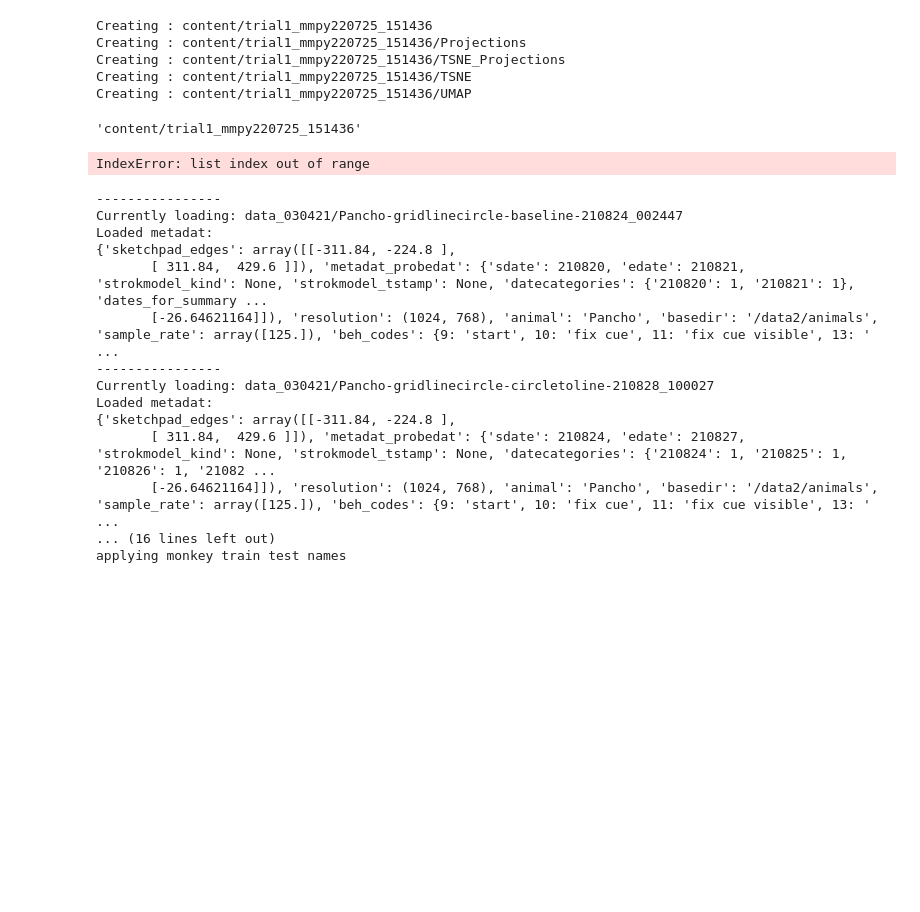
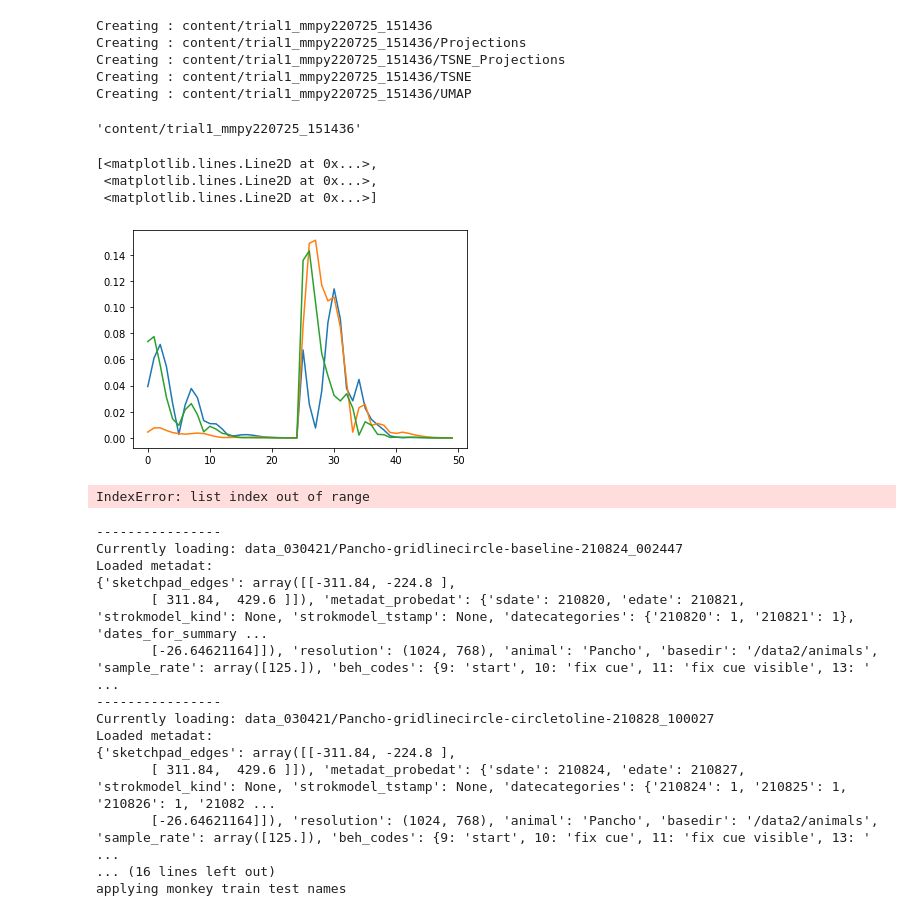
Before and after one commit to AlejandraUrquieta/MonkeyTestRepo, a Jupyter notebook: Updated Notebook.ipynb, the cells around one changed output. Drawn from its saved outputs; the diff is of its cells as text; code cells hidden in the pictures; blank space fills up the shorter version.

```diff
--- a/Updated Notebook.ipynb
+++ b/Updated Notebook.ipynb
@@ -131,13 +131,13 @@ parameters.training_numPoints = 5   #% Number of points in mini-trainings.
 # %%%%% NO NEED TO CHANGE THESE UNLESS MEMORY ERRORS OCCUR %%%%%%%%%%
 
 #5000
-parameters.trainingSetSize = 3  #% Total number of training set points to find.
+parameters.trainingSetSize = 5000  #% Total number of training set points to find.
                                  #% Increase or decrease based on
                                  #% available RAM. For reference, 36k is a
                                  #% good number with 64GB RAM.
 
 #30000
-parameters.embedding_batchSize = 150  #% Lower this if you get a memory error when
+parameters.embedding_batchSize = 30000  #% Lower this if you get a memory error when
                                         #% re-embedding points on a learned map.
 
 # %%%%%%%%%%%%%%%%%%%%%%%%%%%%%%%%%%%%%%%%%%%%%%%%%%%%%%%%%%%%%%%%%%%%%%%%%%%
@@ -298,0 +298,14 @@ projectionFiles = glob.glob(parameters.projectPath+'/Projections/*notpca.mat')
+# %%
+import h5py
+tfolder = parameters.projectPath+'/%s/'%parameters.method
+
+with h5py.File(tfolder + 'training_data.mat', 'r') as hfile:
+        trainingSetData = hfile['trainingSetData'][:].T
+# %%
+fig, axes = plt.subplots(1,1)
+axes.plot(trainingSetData.T)
+# %% [output]
+[<matplotlib.lines.Line2D at 0x...>,
+ <matplotlib.lines.Line2D at 0x...>,
+ <matplotlib.lines.Line2D at 0x...>]
+[figure, added]
```
Also changed, not shown: parts of 10 cells of this notebook, 2 other files.
